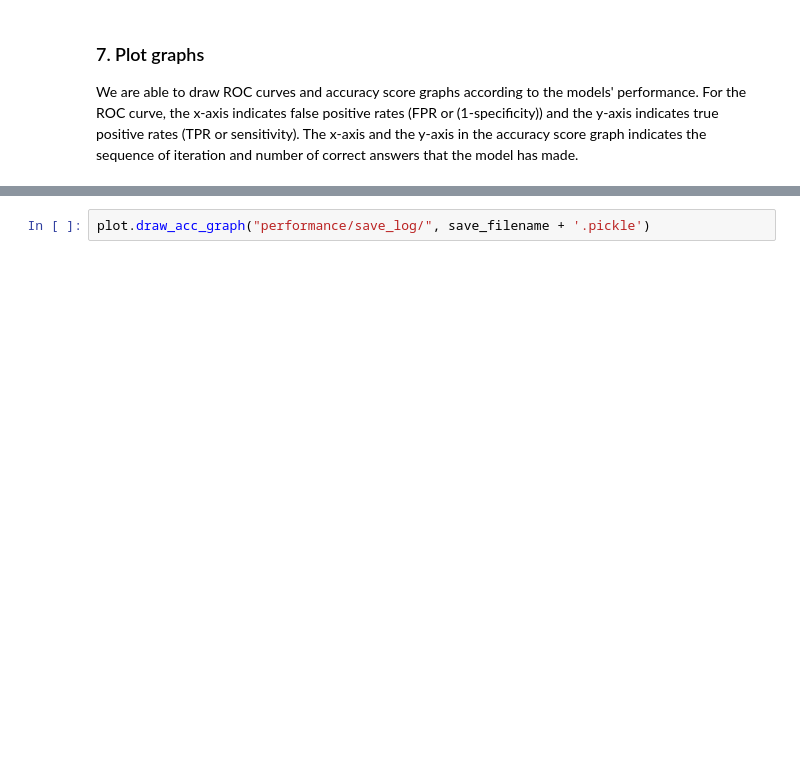
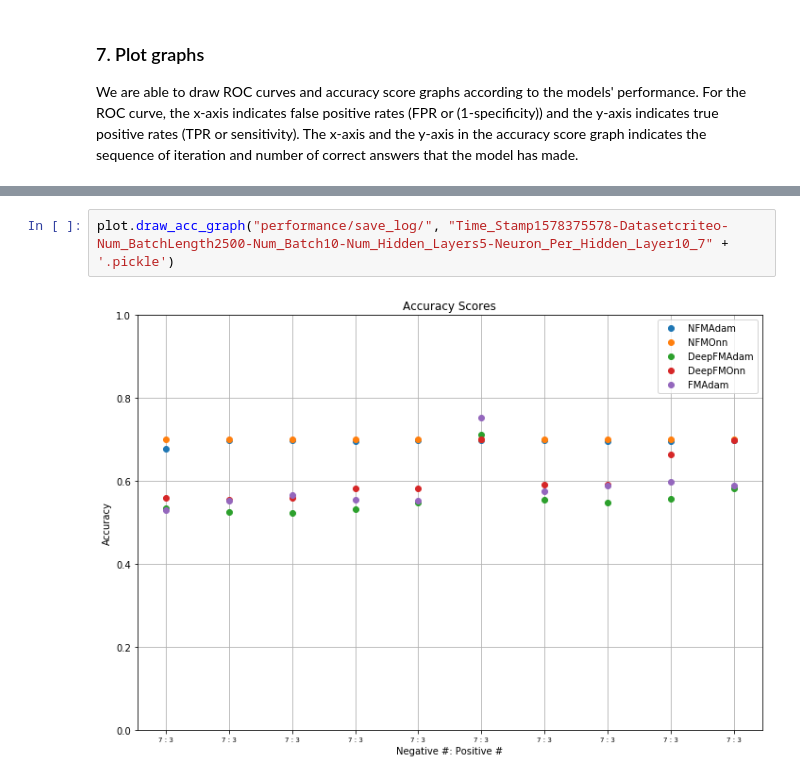
Before and after one commit to haan6/fm-for-online-recommendation, a Jupyter notebook: experiment.ipynb, the cells around one changed output, grey strips where cells are left out. Drawn from its saved outputs; the diff is of its cells as text; blank space fills up the shorter version.

```diff
--- a/experiment.ipynb
+++ b/experiment.ipynb
@@ -195,2 +218,4 @@ plot.draw_roc_graph("performance/save_log/", save_filename + '.pickle')
 # %%
-plot.draw_acc_graph("performance/save_log/", save_filename + '.pickle')
+plot.draw_acc_graph("performance/save_log/", "Time_Stamp1578375578-Datasetcriteo-Num_BatchLength2500-Num_Batch10-Num_Hidden_Layers5-Neuron_Per_Hidden_Layer10_7" + '.pickle')
+# %% [output]
+[figure, added]
```
Also changed, not shown: parts of 6 cells of this notebook.
